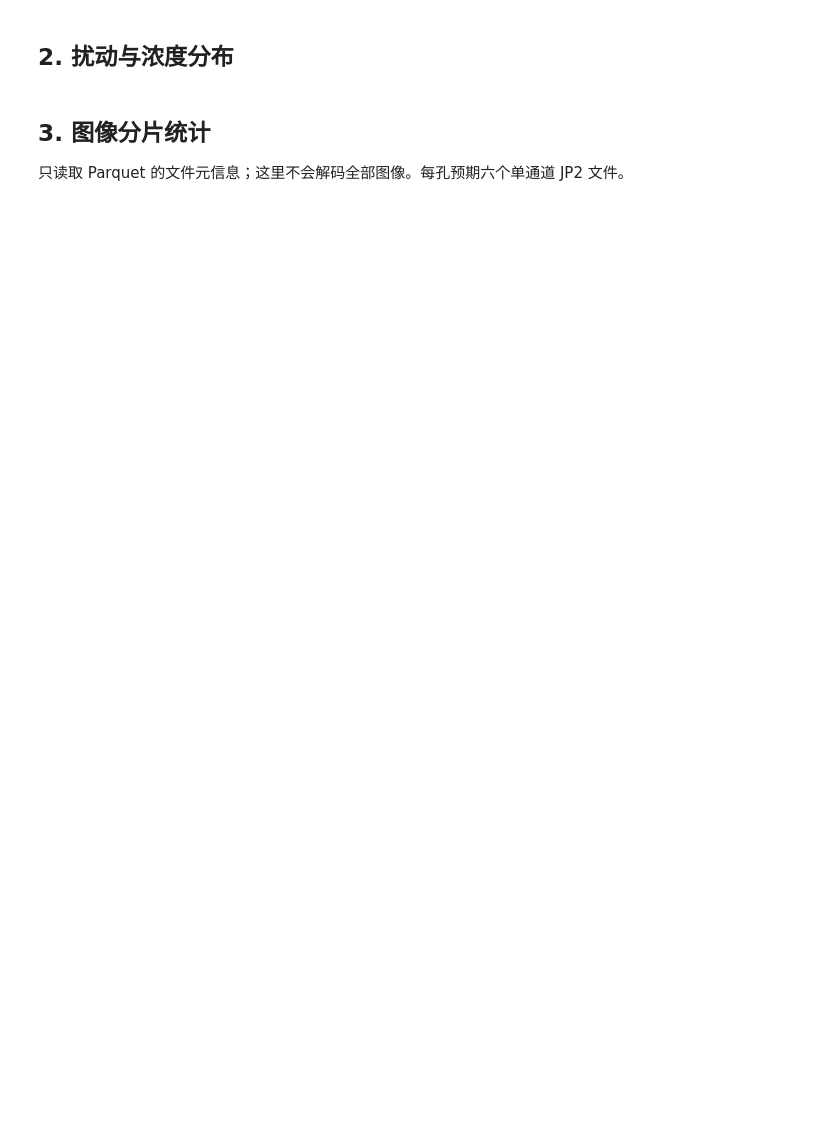
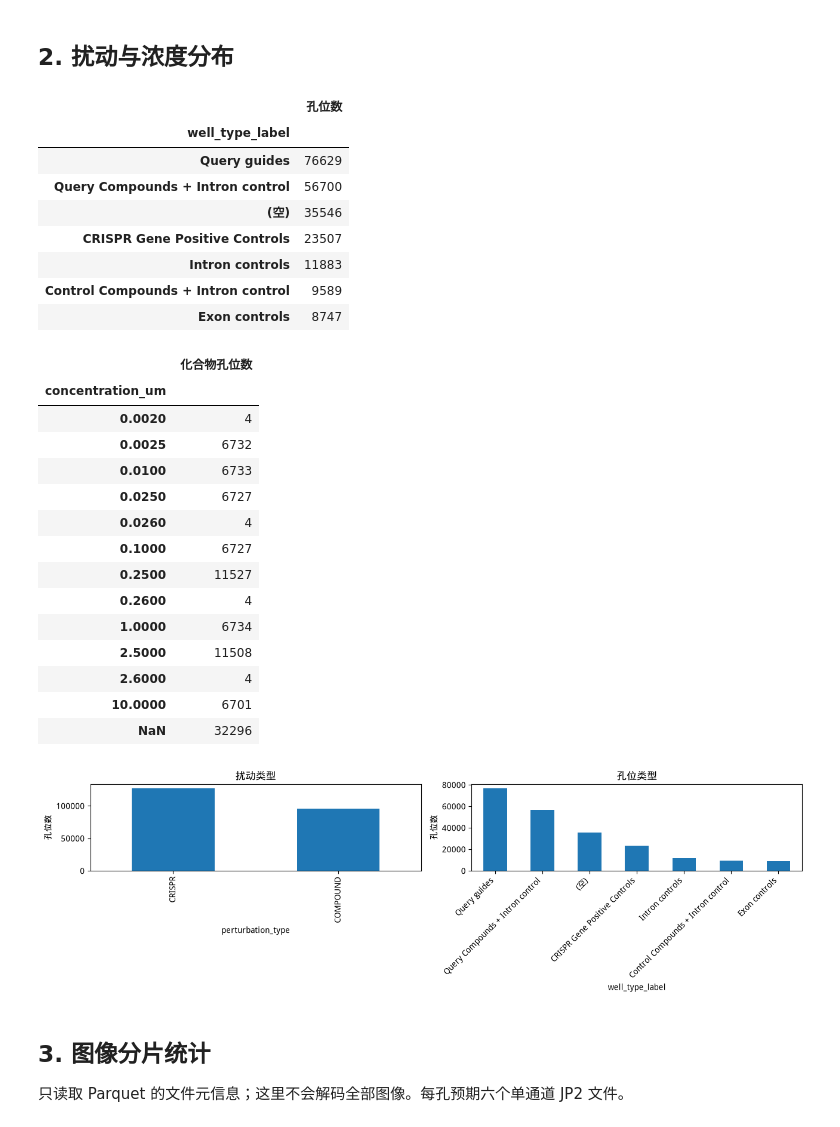
Before and after one commit to kylejox25-lab/CellViT, a Jupyter notebook: notebooks/01_explore_rxrx3_core.ipynb, the cells around one changed output. Drawn from its saved outputs; the diff is of its cells as text; code cells hidden in the pictures; blank space fills up the shorter version.

```diff
--- a/notebooks/01_explore_rxrx3_core.ipynb
+++ b/notebooks/01_explore_rxrx3_core.ipynb
@@ -19,7 +19,7 @@ from PIL import Image
 from cellvit.data.decode import decode_well
 from cellvit.data.source import iter_wells
 
-DATA_ROOT = Path(os.environ.get("RXRX3_CORE_ROOT", r"E:\CellPainting\rxrx3_core")).expanduser()
+DATA_ROOT = Path(os.environ.get("RXRX3_CORE_ROOT", "/home/xkj2006/CellPainting/rxrx3_core")).expanduser()
 MDS_ROOT_TEXT = os.environ.get("RXRX3_MDS_ROOT", "")
 PREVIEW_WELLS = 2
 
@@ -57,23 +89,53 @@ display(metadata.isna().sum().sort_values(ascending=False).to_frame("缺失值
 # %% [markdown]
 ## 2. 扰动与浓度分布
 # %%
+plt.rcParams['font.sans-serif'] = ['WenQuanYi Micro Hei']
+plt.rcParams['axes.unicode_minus'] = False
+
 display(metadata["well_type_label"].fillna("(空)").value_counts().to_frame("孔位数"))
 dose_counts = (
     metadata.loc[metadata["perturbation_type"] == "COMPOUND", "concentration_um"]
     .value_counts(dropna=False)
     .sort_index()
 )
 display(dose_counts.to_frame("化合物孔位数"))
 
 fig, axes = plt.subplots(1, 2, figsize=(13, 4))
 metadata["perturbation_type"].value_counts().plot.bar(ax=axes[0], title="扰动类型")
 metadata["well_type_label"].fillna("(空)").value_counts().plot.bar(
     ax=axes[1], title="孔位类型"
 )
 for ax in axes:
     ax.set_ylabel("孔位数")
+plt.xticks(rotation=45, ha='right')
 plt.tight_layout()
 plt.show()
+# %% [output]
+|  | 孔位数 |
+| well_type_label |  |
+| Query guides | 76629 |
+| Query Compounds + Intron control | 56700 |
+| (空) | 35546 |
+| CRISPR Gene Positive Controls | 23507 |
+| Intron controls | 11883 |
+| Control Compounds + Intron control | 9589 |
+| Exon controls | 8747 |
+|  | 化合物孔位数 |
+| concentration_um |  |
+| 0.0020 | 4 |
+| 0.0025 | 6732 |
+| 0.0100 | 6733 |
+| 0.0250 | 6727 |
+| 0.0260 | 4 |
+| 0.1000 | 6727 |
+| 0.2500 | 11527 |
+| 0.2600 | 4 |
+| 1.0000 | 6734 |
+| 2.5000 | 11508 |
+| 2.6000 | 4 |
+| 10.0000 | 6701 |
+| NaN | 32296 |
+[figure, added]
 # %% [markdown]
 ## 3. 图像分片统计
 
```
Also changed, not shown: parts of 6 cells of this notebook.
